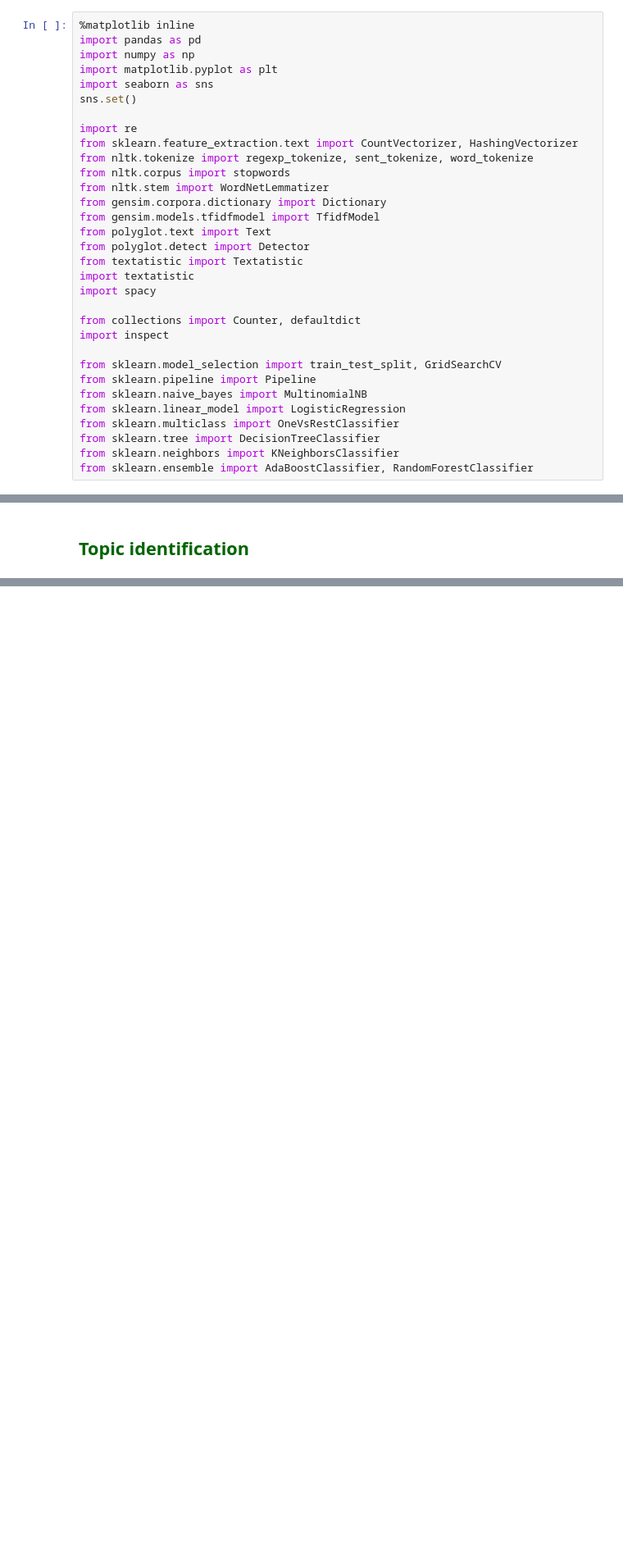
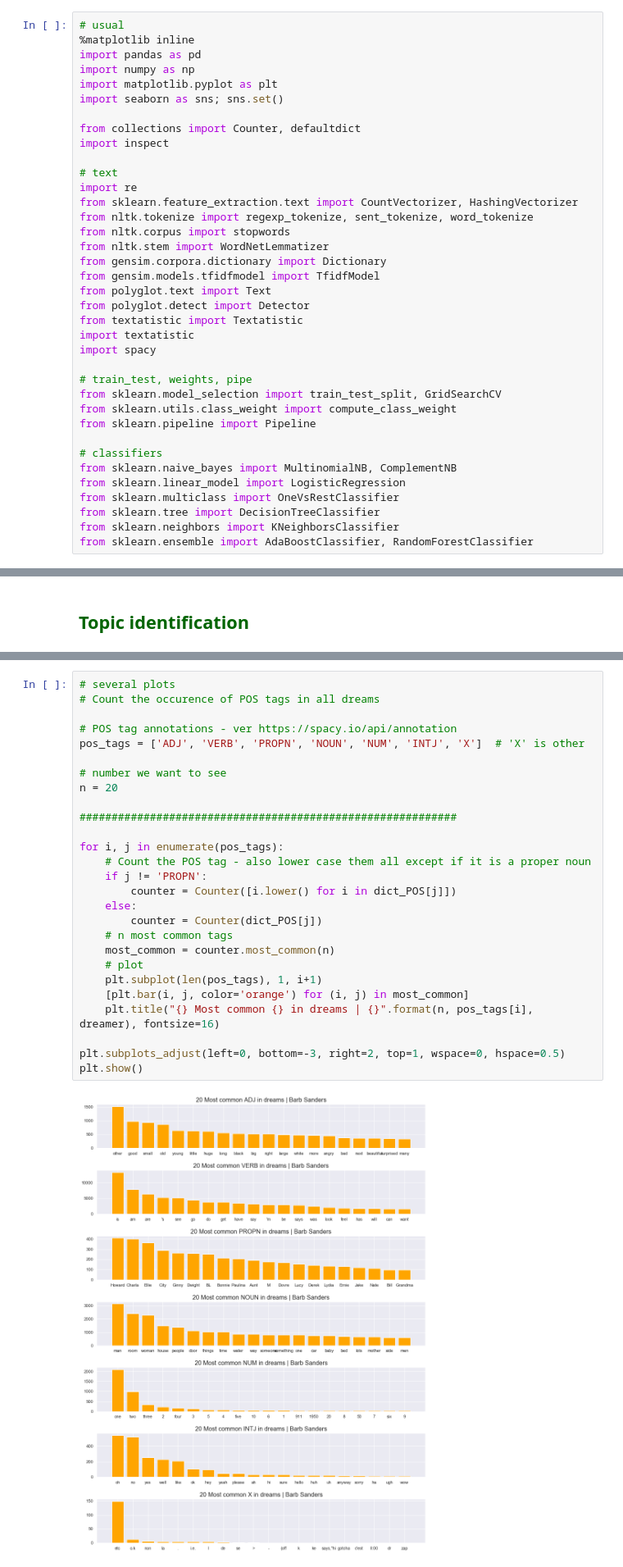
Before and after one commit to MigBap/dreambank, a Jupyter notebook: dreamresearch.net_data.ipynb, the cells around one changed output, grey strips where cells are left out. Shown at 82% size. Saved outputs shown, nothing was run; the diff lists cells and outputs as text; blank space fills up the shorter version.

```diff
--- a/dreamresearch.net_data.ipynb
+++ b/dreamresearch.net_data.ipynb
@@ -18,13 +18,17 @@ e-mail: dreams@dreamresearch.net
 4) [Modeling / Pattern Mining](#modeling)\
 5) [Evaluation](#evaluation)
 # %%
+# usual
 %matplotlib inline
 import pandas as pd
 import numpy as np
 import matplotlib.pyplot as plt
-import seaborn as sns
-sns.set()
+import seaborn as sns; sns.set()
 
+from collections import Counter, defaultdict
+import inspect
+
+# text
 import re
 from sklearn.feature_extraction.text import CountVectorizer, HashingVectorizer
 from nltk.tokenize import regexp_tokenize, sent_tokenize, word_tokenize
@@ -38,12 +42,13 @@ from textatistic import Textatistic
 import textatistic
 import spacy
 
-from collections import Counter, defaultdict
-import inspect
+# train_test, weights, pipe
+from sklearn.model_selection import train_test_split, GridSearchCV
+from sklearn.utils.class_weight import compute_class_weight
+from sklearn.pipeline import Pipeline
 
-from sklearn.model_selection import train_test_split, GridSearchCV
-from sklearn.pipeline import Pipeline
-from sklearn.naive_bayes import MultinomialNB
+# classifiers
+from sklearn.naive_bayes import MultinomialNB, ComplementNB
 from sklearn.linear_model import LogisticRegression
 from sklearn.multiclass import OneVsRestClassifier
 from sklearn.tree import DecisionTreeClassifier
@@ -1174,3 +1212,32 @@ print(dictionary.token2id.get('think')) # this is just the id of the word
+# %%
+# several plots
+# Count the occurence of POS tags in all dreams
+
+# POS tag annotations - ver https://spacy.io/api/annotation
+pos_tags = ['ADJ', 'VERB', 'PROPN', 'NOUN', 'NUM', 'INTJ', 'X']  # 'X' is other
+
+# number we want to see
+n = 20
+
+###########################################################
+
+for i, j in enumerate(pos_tags):
+    # Count the POS tag - also lower case them all except if it is a proper noun
+    if j != 'PROPN':
+        counter = Counter([i.lower() for i in dict_POS[j]])
+    else:
+        counter = Counter(dict_POS[j])
+    # n most common tags
+    most_common = counter.most_common(n)
+    # plot
+    plt.subplot(len(pos_tags), 1, i+1)
+    [plt.bar(i, j, color='orange') for (i, j) in most_common]
+    plt.title("{} Most common {} in dreams | {}".format(n, pos_tags[i], dreamer), fontsize=16)
+
+plt.subplots_adjust(left=0, bottom=-3, right=2, top=1, wspace=0, hspace=0.5)
+plt.show()
+# %% [output]
+[figure, added]
 # %%
 %%script false
 # Import the English language class and create the nlp object
```
Also changed, not shown: parts of 24 cells of this notebook.
